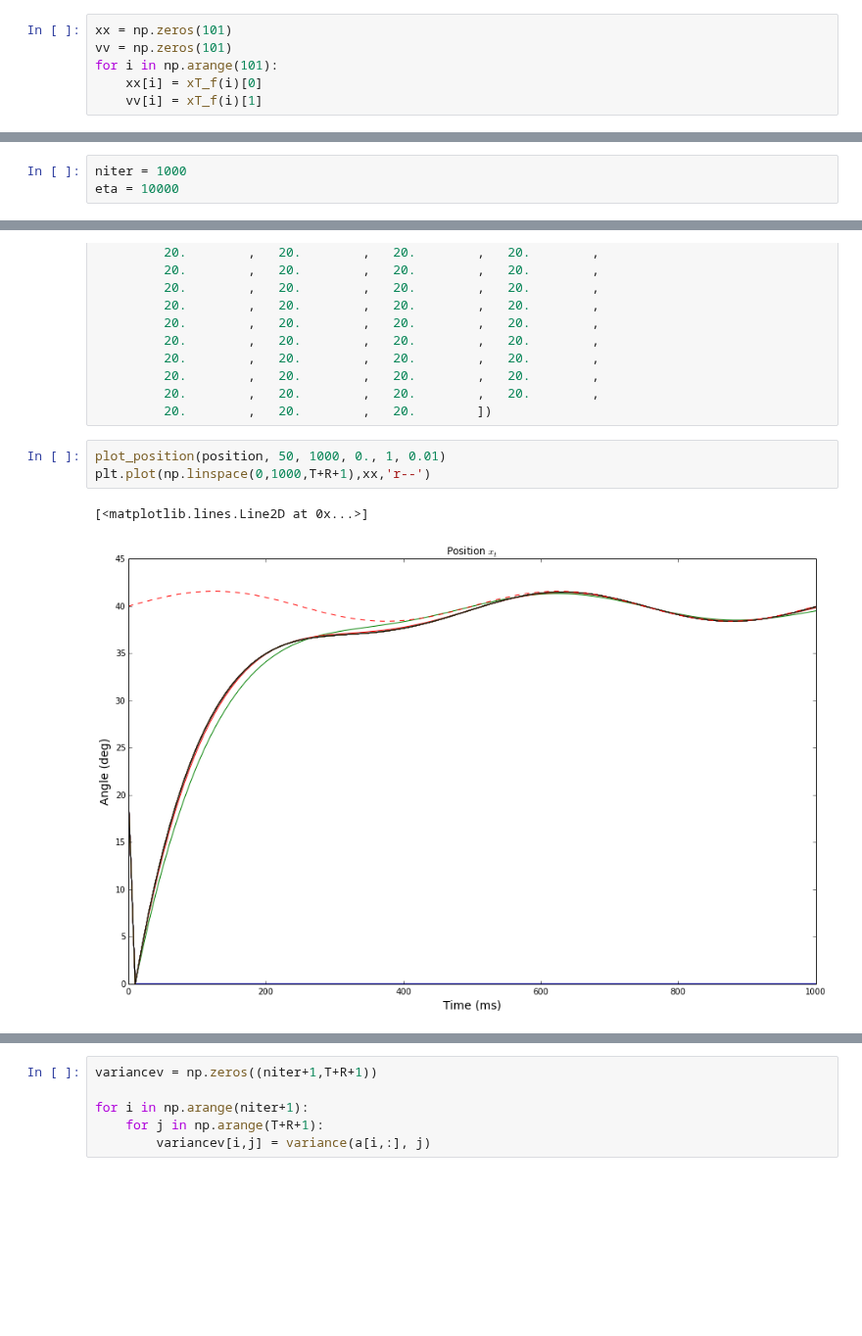
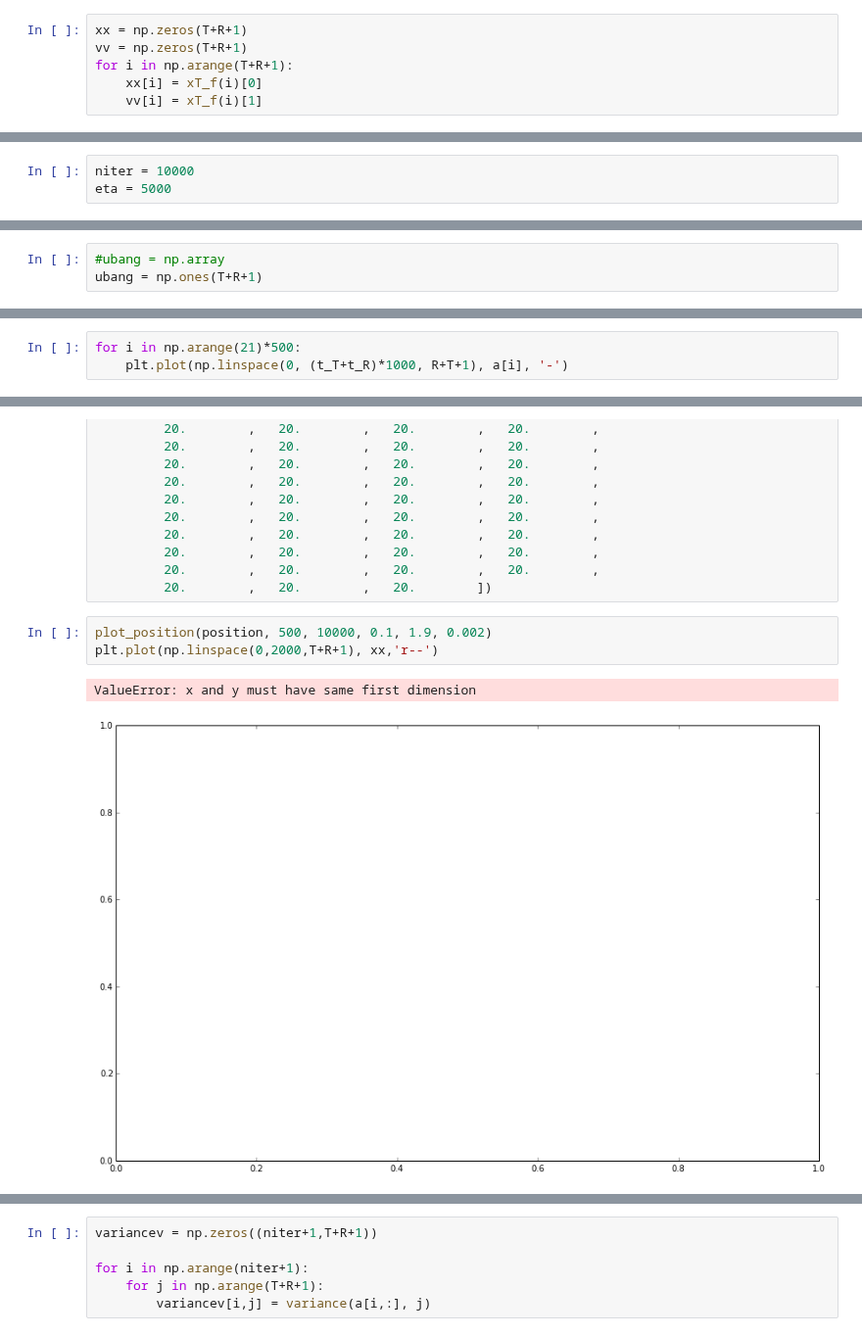
Before and after one commit to AnaideT/OptimalPrecision, a Jupyter notebook: 2017-06-13 Generalized coordinates.ipynb, the cells around one changed output, grey strips where cells are left out. Shown at 98% size. Drawn from its saved outputs; the diff is of its cells as text; blank space fills up the shorter version.

```diff
--- a/2017-06-13 Generalized coordinates.ipynb
+++ b/2017-06-13 Generalized coordinates.ipynb
@@ -78,7 +78,7 @@ def xT_f(t):
 # %%
-xx = np.zeros(101)
-vv = np.zeros(101)
-for i in np.arange(101):
+xx = np.zeros(T+R+1)
+vv = np.zeros(T+R+1)
+for i in np.arange(T+R+1):
     xx[i] = xT_f(i)[0]
     vv[i] = xT_f(i)[1]
 # %%
@@ -203,7 +203,7 @@ def cost_deriv(u, i):
     else:
         return (2*np.transpose(ci[:,0:(T+R-i)])*np.array([((expectation(u,t)-xT_f(t))*mult_v).tolist() for t in (i+1+np.arange(R+T-i))])).sum() + 2*(m**2)*k*u[i]*(ci0_array[0:(T+R-i)]**2).sum()
 # %%
-niter = 1000
-eta = 10000
+niter = 10000
+eta = 5000
 # %%
 import time
@@ -237,3 +210,6 @@ ubang = np.array([             0.        ,      0.        ,      0.        ,
+# %%
+#ubang = np.array
+ubang = np.ones(T+R+1)
 # %%
 #np.random.seed(42)
 #u = np.random.uniform(-5, 5, T+R+1)
@@ -316,0 +249,3 @@ plot_signal(a, 50, 1000, 0., 0.5, 0.005)
+# %%
+for i in np.arange(21)*500:
+    plt.plot(np.linspace(0, (t_T+t_R)*1000, R+T+1), a[i], '-')
@@ -362,11 +301,11 @@ velocity[0] = np.array([   0.        ,  118.39973321,  190.2128015 ,  233.769629
          20.        ,   20.        ,   20.        ,   20.        ,
          20.        ,   20.        ,   20.        ])
 # %%
-plot_position(position, 50, 1000, 0., 1, 0.01)
-plt.plot(np.linspace(0,1000,T+R+1),xx,'r--')
+plot_position(position, 500, 10000, 0.1, 1.9, 0.002)
+plt.plot(np.linspace(0,2000,T+R+1), xx,'r--')
 # %% [output]
-[<matplotlib.lines.Line2D at 0x...>]
+ValueError: x and y must have same first dimension
-[figure, old version]
+[figure, new version]
 # %%
 fig_width = 15
 fig, ax = plt.subplots(1, 1, figsize=(fig_width, fig_width/1.618))
```
Also changed, not shown: parts of 30 cells of this notebook, 5 other files.
